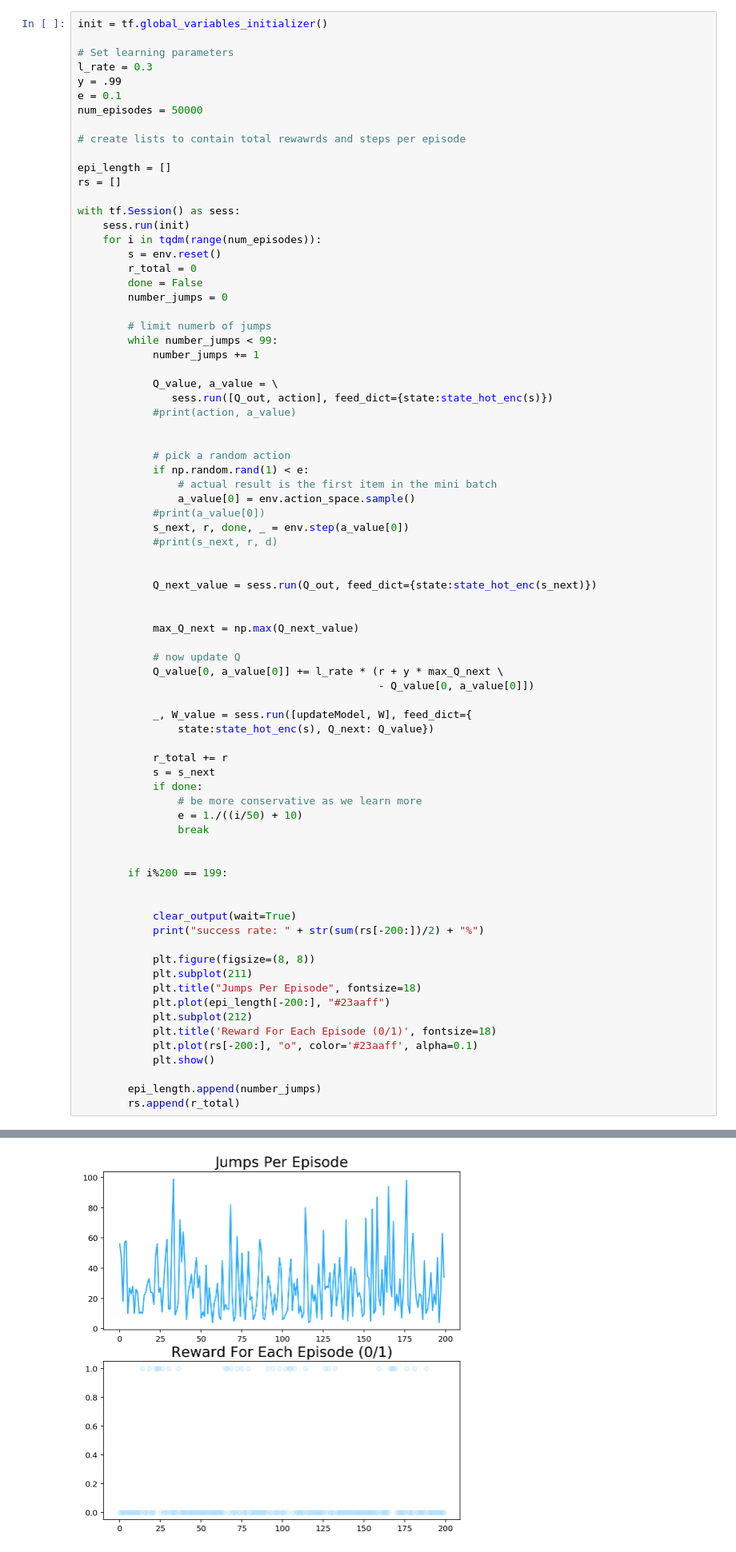
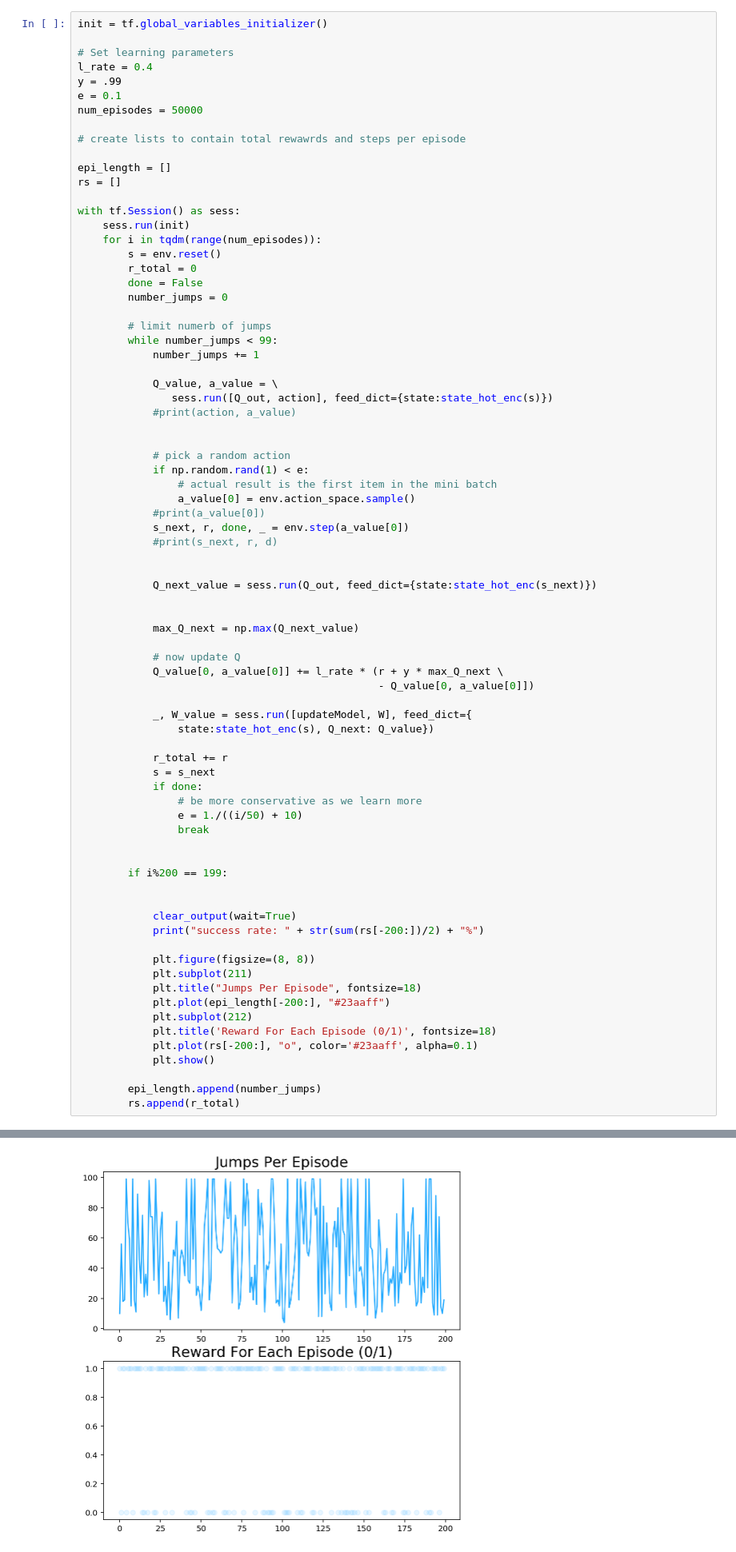
Before and after one commit to geyang/deep_learning_notes, a Jupyter notebook: Ch5_Deep_Reinforcement_Learning/Tensorflow Q-Learning Frozen Lake (grid world).ipynb, the cells around one changed output, grey strips where cells are left out. Shown at 80% size. Drawn from its saved outputs; the diff is of its cells as text.

```diff
--- a/Ch5_Deep_Reinforcement_Learning/Tensorflow Q-Learning Frozen Lake (grid world).ipynb
+++ b/Ch5_Deep_Reinforcement_Learning/Tensorflow Q-Learning Frozen Lake (grid world).ipynb
@@ -45,7 +45,7 @@ def state_hot_enc(s):
 init = tf.global_variables_initializer()
 
 # Set learning parameters
-l_rate = 0.3
+l_rate = 0.4
 y = .99
 e = 0.1
 num_episodes = 50000
@@ -123 +123 @@ success rate: 16.5%
-[figure, old version]
+[figure, new version]
```
Also changed, not shown: parts of 3 cells of this notebook, 1 other file.
